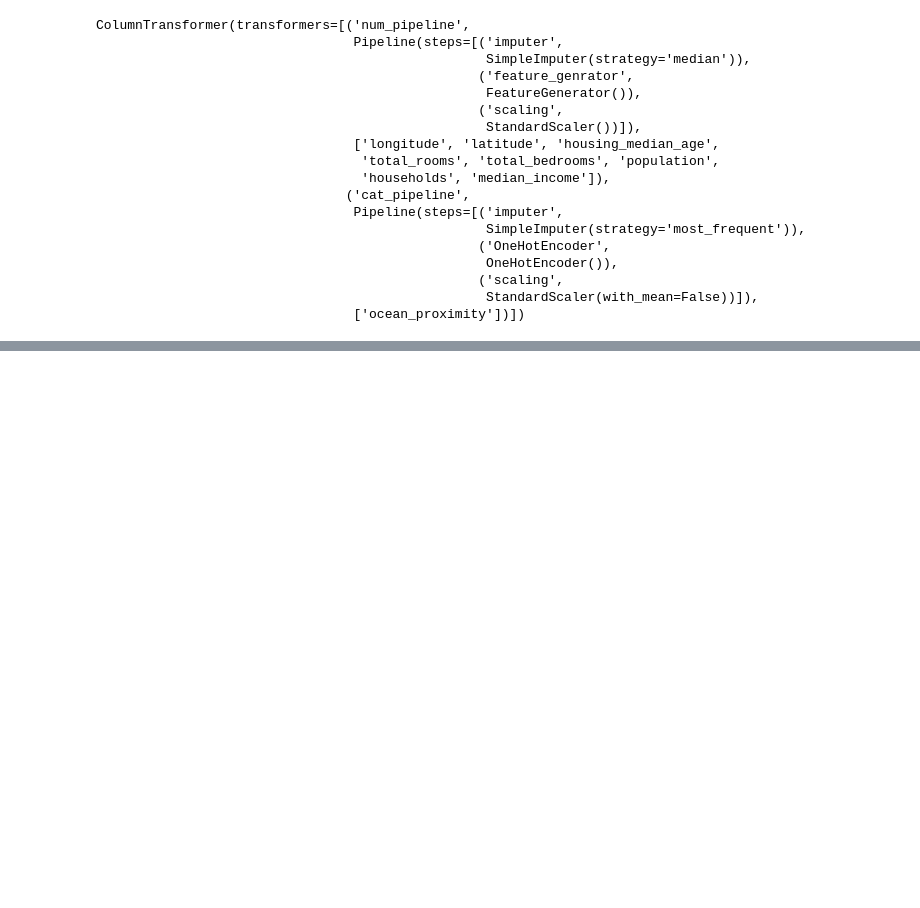
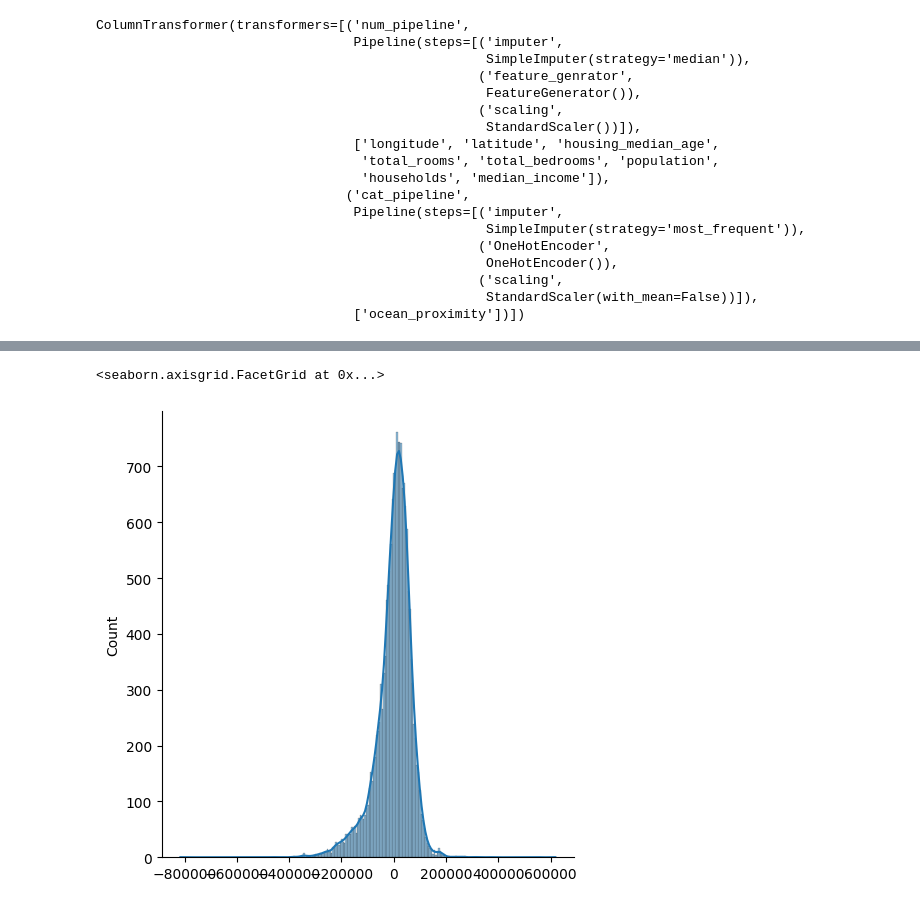
Before and after one commit to amargajula123/MLOps_California_House_Price_Prediction, a Jupyter notebook: notebook/EDA.ipynb, the cells around one changed output, grey strips where cells are left out. Saved outputs shown, nothing was run; the diff lists cells and outputs as text; code cells hidden in the pictures; blank space fills up the shorter version.

```diff
--- a/notebook/EDA.ipynb
+++ b/notebook/EDA.ipynb
@@ -587,0 +688,5 @@ ColumnTransformer(transformers=[('num_pipeline',
+# %%
+sns.displot(y_hat_pred-y,kde=True)
+# %% [output]
+<seaborn.axisgrid.FacetGrid at 0x...>
+[figure, added]
```
Also changed, not shown: parts of 39 cells of this notebook, 6 other files.
